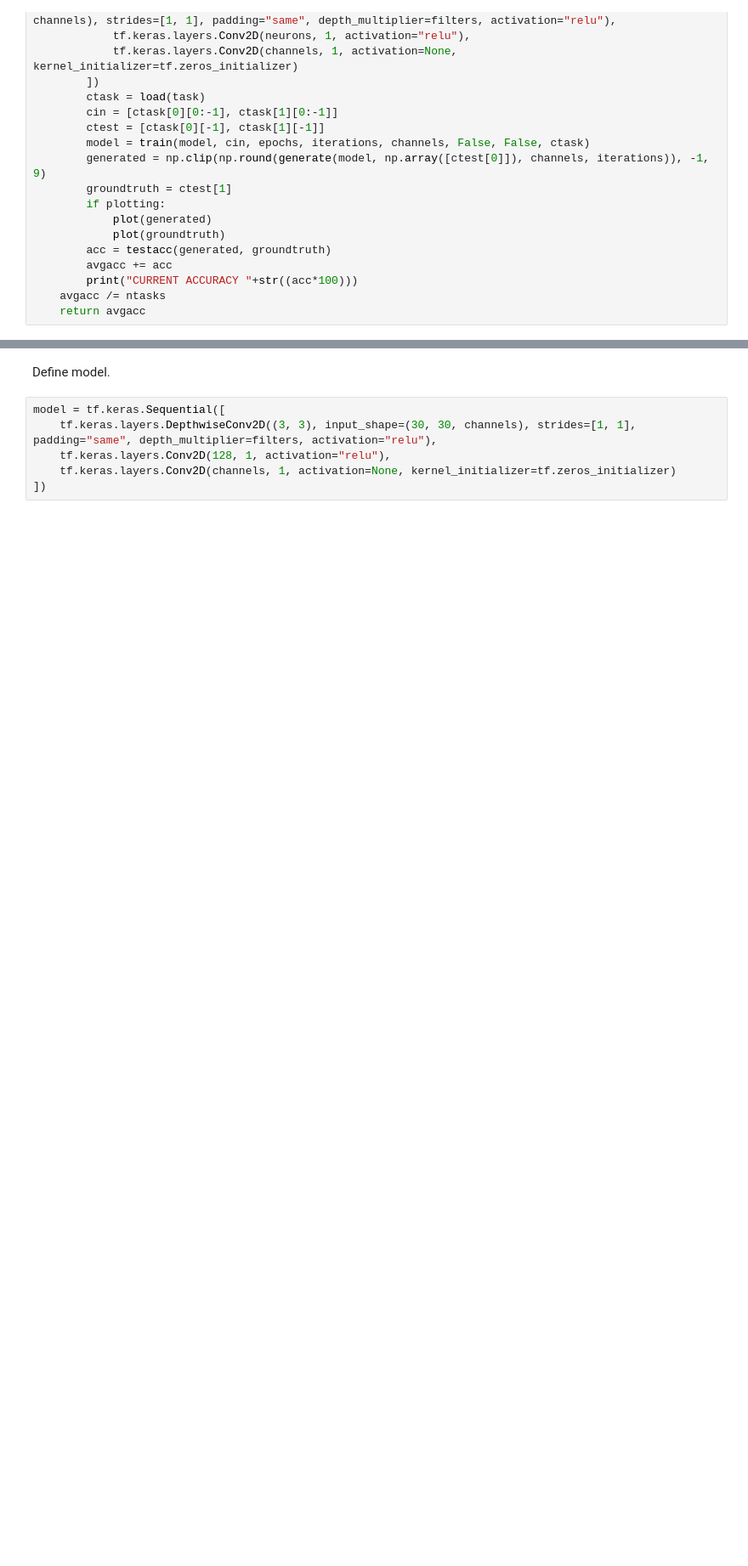
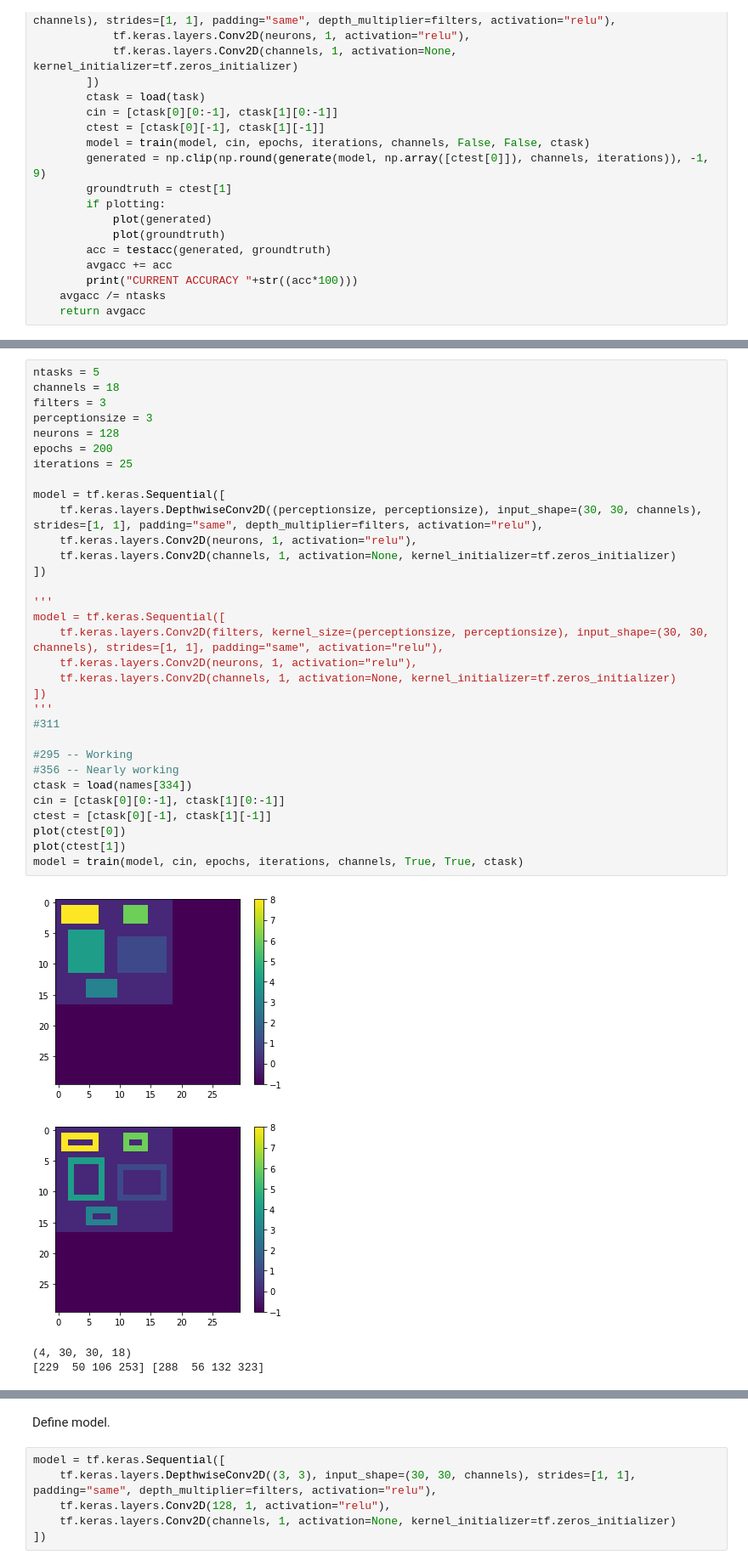
Before and after one commit to HarveyBrezinaConniffe/ARC, a Jupyter notebook: AI-NCA.ipynb, the cells around one changed output, grey strips where cells are left out. Shown: that part at 85% size. Cells and saved outputs as stored; diff of their text form; blank space fills up the shorter version.

```diff
--- a/AI-NCA.ipynb
+++ b/AI-NCA.ipynb
@@ -190,0 +260,37 @@ def test(ntasks, channels, filters, perceptionsize, neurons, epochs, iterations,
+# %%
+ntasks = 5
+channels = 18
+filters = 3
+perceptionsize = 3
+neurons = 128
+epochs = 200
+iterations = 25
+
+model = tf.keras.Sequential([
+    tf.keras.layers.DepthwiseConv2D((perceptionsize, perceptionsize), input_shape=(30, 30, channels), strides=[1, 1], padding="same", depth_multiplier=filters, activation="relu"),
+    tf.keras.layers.Conv2D(neurons, 1, activation="relu"),
+    tf.keras.layers.Conv2D(channels, 1, activation=None, kernel_initializer=tf.zeros_initializer)
+])
+
+'''
+model = tf.keras.Sequential([
+    tf.keras.layers.Conv2D(filters, kernel_size=(perceptionsize, perceptionsize), input_shape=(30, 30, channels), strides=[1, 1], padding="same", activation="relu"),
+    tf.keras.layers.Conv2D(neurons, 1, activation="relu"),
+    tf.keras.layers.Conv2D(channels, 1, activation=None, kernel_initializer=tf.zeros_initializer)
+])
+'''
+#311
+
+#295 -- Working
+#356 -- Nearly working
+ctask = load(names[334])
+cin = [ctask[0][0:-1], ctask[1][0:-1]]
+ctest = [ctask[0][-1], ctask[1][-1]]
+plot(ctest[0])
+plot(ctest[1])
+model = train(model, cin, epochs, iterations, channels, True, True, ctask)
+# %% [output]
+[figure, added]
+[figure, added]
+(4, 30, 30, 18)
+[229  50 106 253] [288  56 132 323]
```
Also changed, not shown: parts of 9 cells of this notebook.
